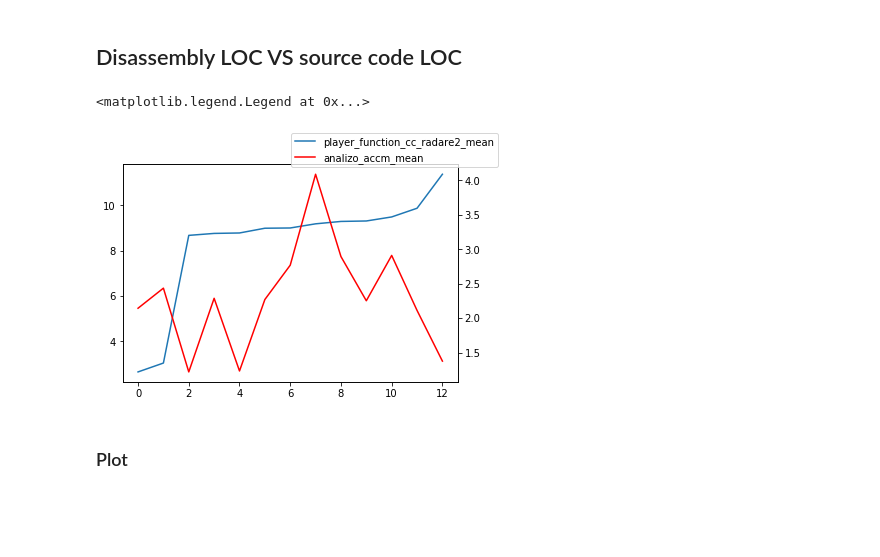
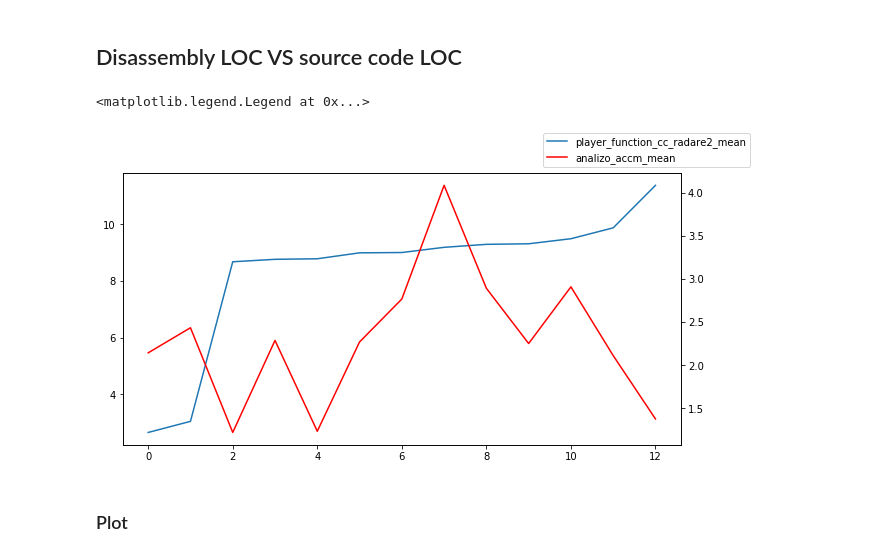
Before and after one commit to alonzanbar/robocup_analysis, a Jupyter notebook: code_vs_binary.ipynb, the cells around one changed output. Cells and saved outputs as stored; diff of their text form; code cells hidden in the pictures; blank space fills up the shorter version.

```diff
--- a/code_vs_binary.ipynb
+++ b/code_vs_binary.ipynb
@@ -87,12 +87,12 @@ code_df_dyn[['analizo_total_loc','binary_player_number_lines']].corr()
 # %%
 code_df_dyn = code_df_dyn.sort_values('player_function_cc_radare2_mean').reset_index(drop=True)
 ax = code_df_dyn[['player_function_cc_radare2_mean']].plot( legend=False)
 ax2 = ax.twinx()
-code_df_dyn.plot(y="analizo_accm_mean", ax=ax2, legend=False, color="r")
+code_df_dyn.plot(y="analizo_accm_mean", ax=ax2, legend=False, color="r",figsize=(10,5))
 ax.figure.legend()
 # %% [output]
 <matplotlib.legend.Legend at 0x...>
-[figure, old version]
+[figure, new version]
 # %% [markdown]
 ### Plot
 # %%
```
Also changed, not shown: parts of 1 cell of this notebook.
